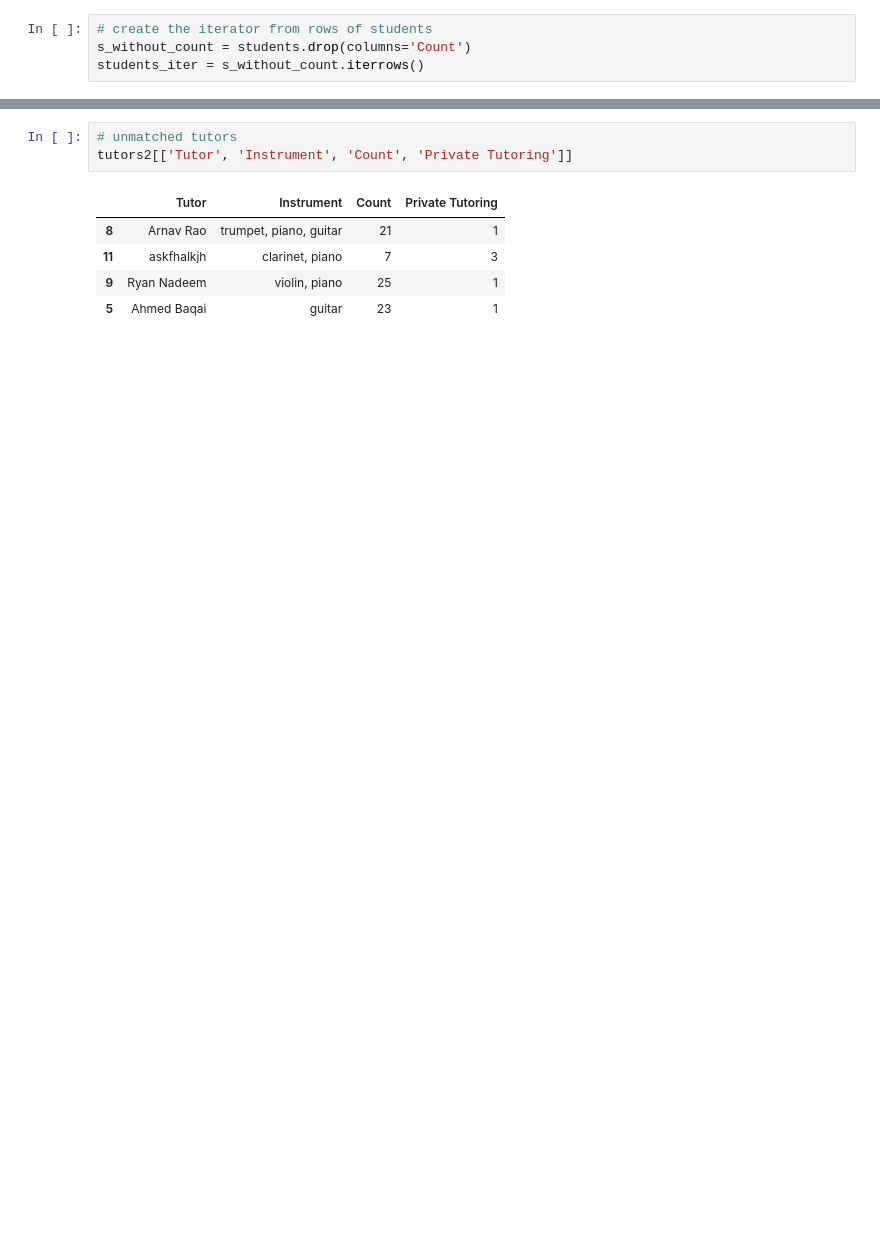
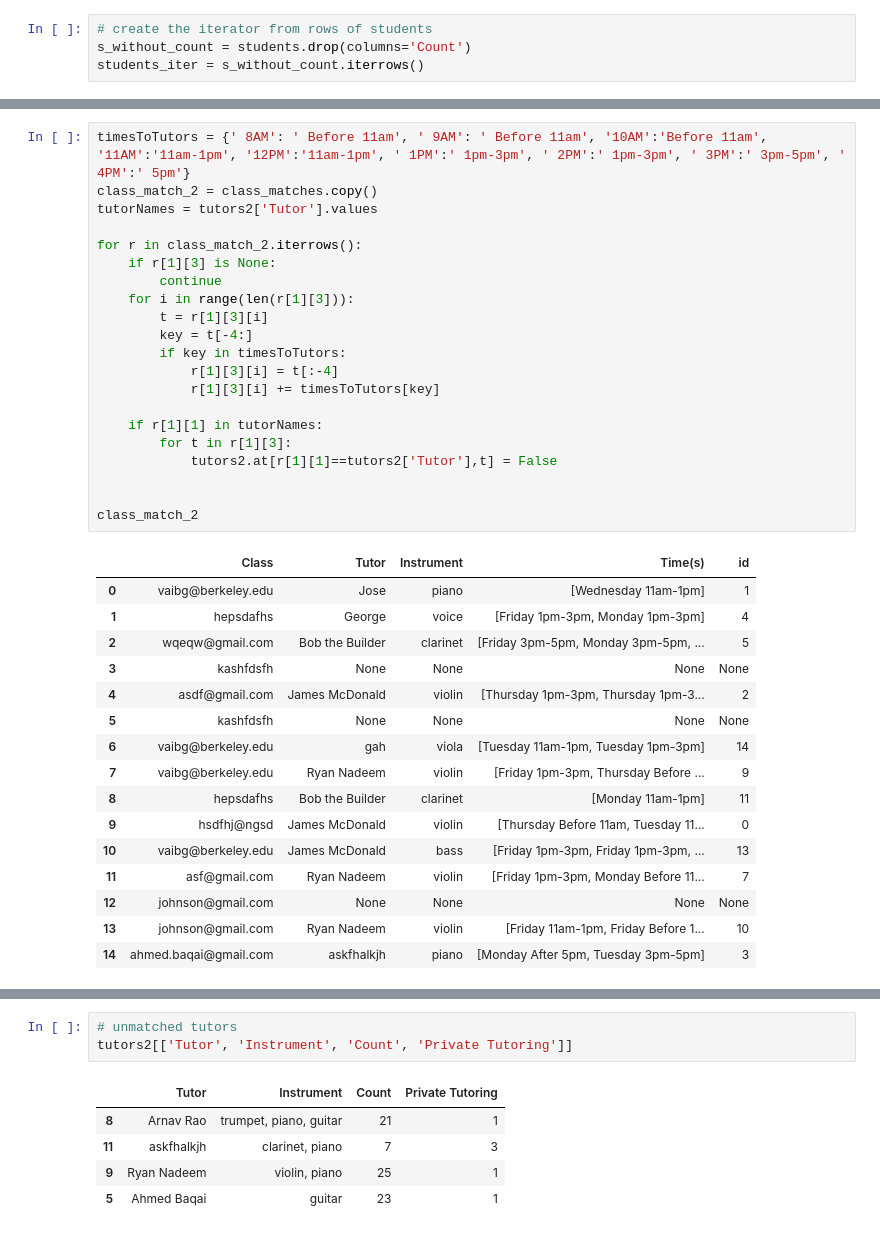
Before and after one commit to BerkeleyCodeology/TMC-Matching, a Jupyter notebook: MusicConnection.ipynb, the cells around one changed output, grey strips where cells are left out. Drawn from its saved outputs; the diff is of its cells as text; blank space fills up the shorter version.

```diff
--- a/MusicConnection.ipynb
+++ b/MusicConnection.ipynb
@@ -327,3 +330,41 @@ class_matches
+# %%
+timesToTutors = {' 8AM': ' Before 11am', ' 9AM': ' Before 11am', '10AM':'Before 11am', '11AM':'11am-1pm', '12PM':'11am-1pm', ' 1PM':' 1pm-3pm', ' 2PM':' 1pm-3pm', ' 3PM':' 3pm-5pm', ' 4PM':' 5pm'}
+class_match_2 = class_matches.copy()
+tutorNames = tutors2['Tutor'].values
+
+for r in class_match_2.iterrows():
+    if r[1][3] is None:
+        continue
+    for i in range(len(r[1][3])):
+        t = r[1][3][i]
+        key = t[-4:]
+        if key in timesToTutors:
+            r[1][3][i] = t[:-4]
+            r[1][3][i] += timesToTutors[key]
+
+    if r[1][1] in tutorNames:
+        for t in r[1][3]:
+            tutors2.at[r[1][1]==tutors2['Tutor'],t] = False
+
+
+class_match_2
+# %% [output]
+|  | Class | Tutor | Instrument | Time(s) | id |
+| 0 | vaibg@berkeley.edu | Jose | piano | [Wednesday 11am-1pm] | 1 |
+| 1 | hepsdafhs | George | voice | [Friday 1pm-3pm, Monday 1pm-3pm] | 4 |
+| 2 | wqeqw@gmail.com | Bob the Builder | clarinet | [Friday 3pm-5pm, Monday 3pm-5pm, ... | 5 |
+| 3 | kashfdsfh | None | None | None | None |
+| 4 | asdf@gmail.com | James McDonald | violin | [Thursday 1pm-3pm, Thursday 1pm-3... | 2 |
+| 5 | kashfdsfh | None | None | None | None |
+| 6 | vaibg@berkeley.edu | gah | viola | [Tuesday 11am-1pm, Tuesday 1pm-3pm] | 14 |
+| 7 | vaibg@berkeley.edu | Ryan Nadeem | violin | [Friday 1pm-3pm, Thursday Before ... | 9 |
+| 8 | hepsdafhs | Bob the Builder | clarinet | [Monday 11am-1pm] | 11 |
+| 9 | hsdfhj@ngsd | James McDonald | violin | [Thursday Before 11am, Tuesday 11... | 0 |
+| 10 | vaibg@berkeley.edu | James McDonald | bass | [Friday 1pm-3pm, Friday 1pm-3pm, ... | 13 |
+| 11 | asf@gmail.com | Ryan Nadeem | violin | [Friday 1pm-3pm, Monday Before 11... | 7 |
+| 12 | johnson@gmail.com | None | None | None | None |
+| 13 | johnson@gmail.com | Ryan Nadeem | violin | [Friday 11am-1pm, Friday Before 1... | 10 |
+| 14 | ahmed.baqai@gmail.com | askfhalkjh | piano | [Monday After 5pm, Tuesday 3pm-5pm] | 3 |
 # %%
 # iterate through students; use function defined above to get a match
 for s in students_iter:
```
Also changed, not shown: parts of 12 cells of this notebook, 3 other files.
